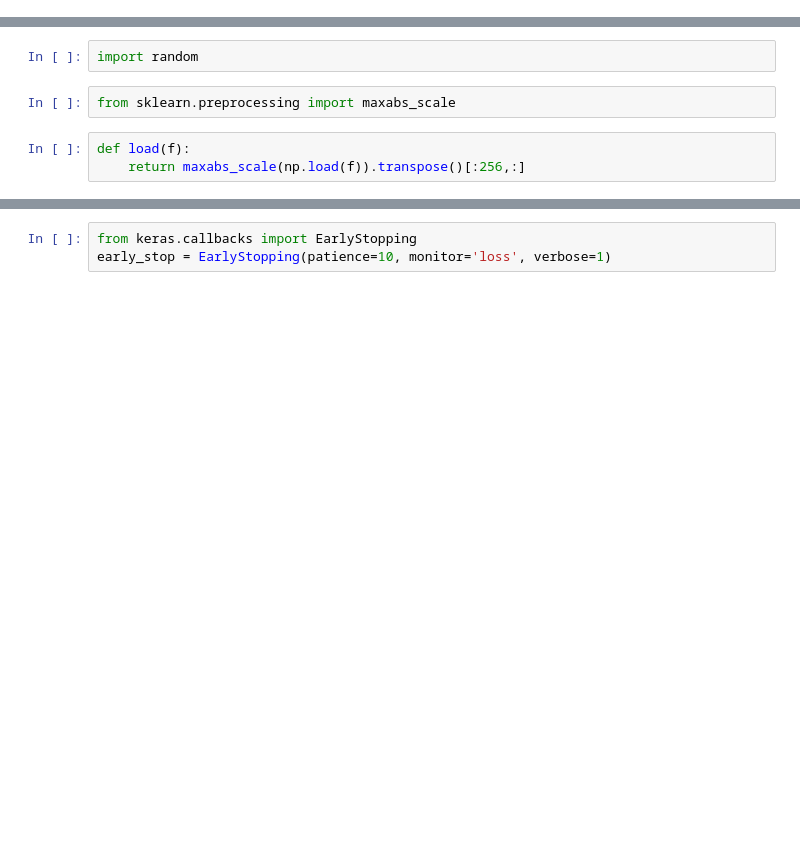
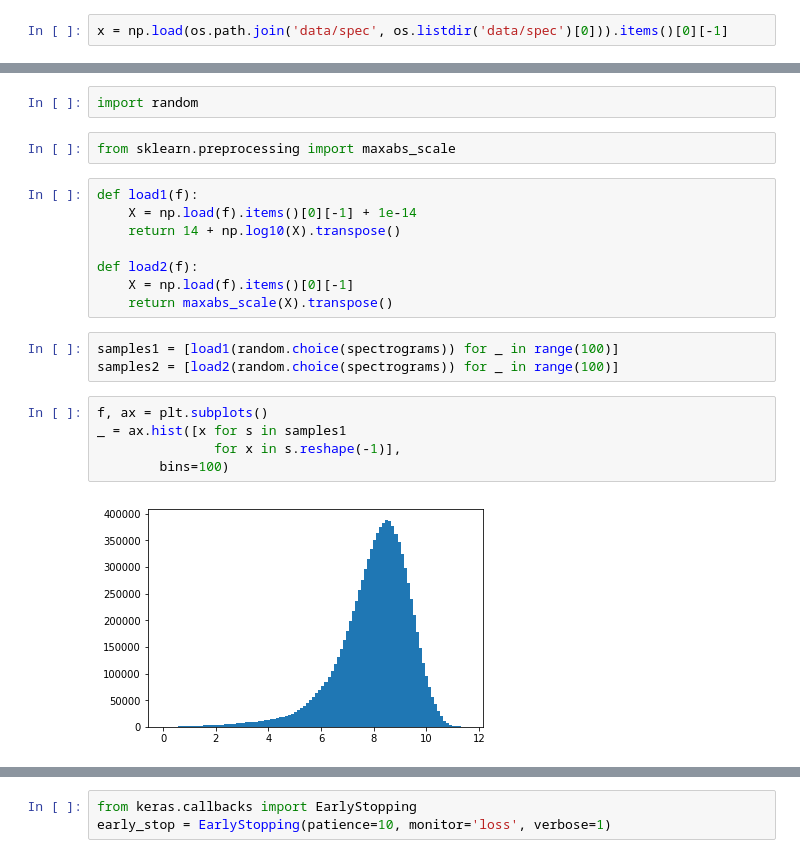
Before and after one commit to dantegates/music-rec, a Jupyter notebook: train-cnn.ipynb, the cells around one changed output, grey strips where cells are left out. Cells and saved outputs as stored; diff of their text form; blank space fills up the shorter version.

```diff
--- a/train-cnn.ipynb
+++ b/train-cnn.ipynb
@@ -16,3 +14,5 @@ x = np.load('data/spec/The Airborne Toxic Event-The Airborne Toxic Event Deluxe
+# %%
+x = np.load(os.path.join('data/spec', os.listdir('data/spec')[0])).items()[0][-1]
 # %%
 x
 # %% [output]
@@ -43,6 +47,21 @@ spectrograms = [os.path.join(spec_dir, f) for f in os.listdir(spec_dir)]
 import random
 # %%
 from sklearn.preprocessing import maxabs_scale
-# %%
-def load(f):
-    return maxabs_scale(np.load(f)).transpose()[:256,:]
+# %%
+def load1(f):
+    X = np.load(f).items()[0][-1] + 1e-14
+    return 14 + np.log10(X).transpose()
+
+def load2(f):
+    X = np.load(f).items()[0][-1]
+    return maxabs_scale(X).transpose()
+# %%
+samples1 = [load1(random.choice(spectrograms)) for _ in range(100)]
+samples2 = [load2(random.choice(spectrograms)) for _ in range(100)]
+# %%
+f, ax = plt.subplots()
+_ = ax.hist([x for s in samples1
+               for x in s.reshape(-1)],
+        bins=100)
+# %% [output]
+[figure, added]
```
Also changed, not shown: parts of 43 cells of this notebook.
